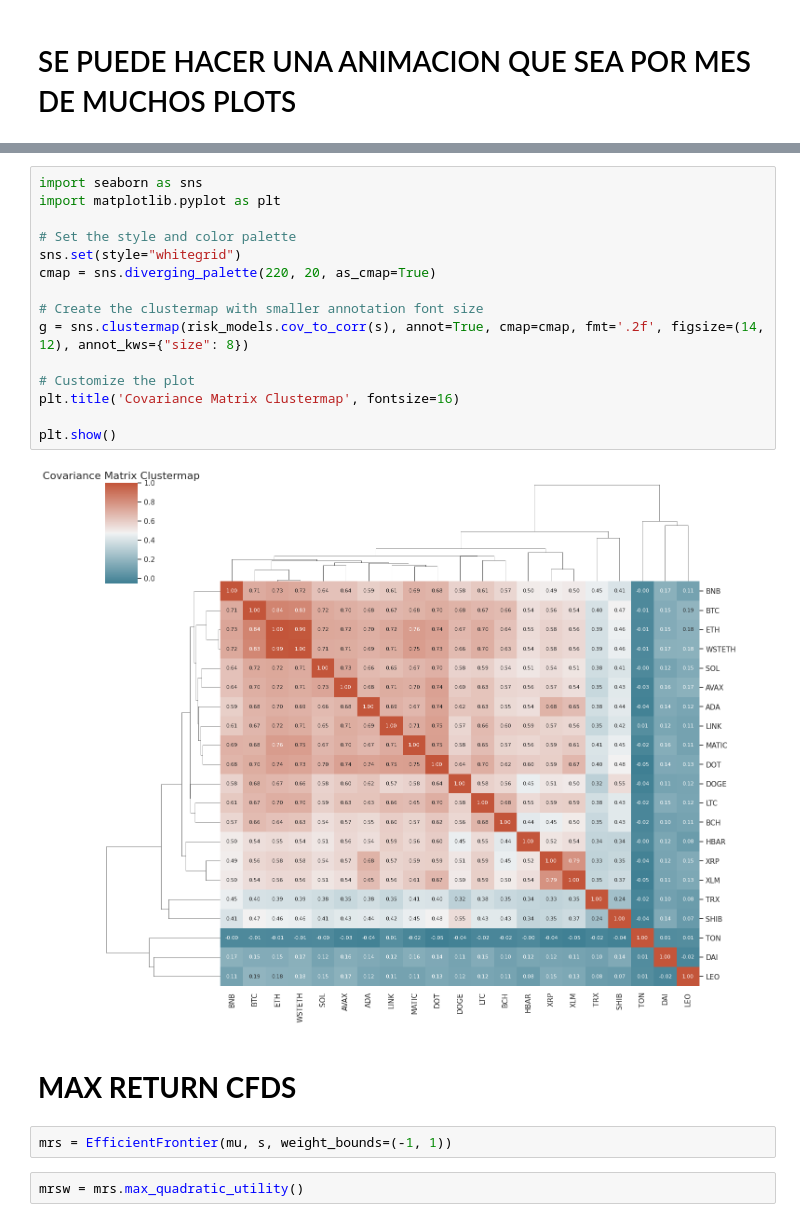
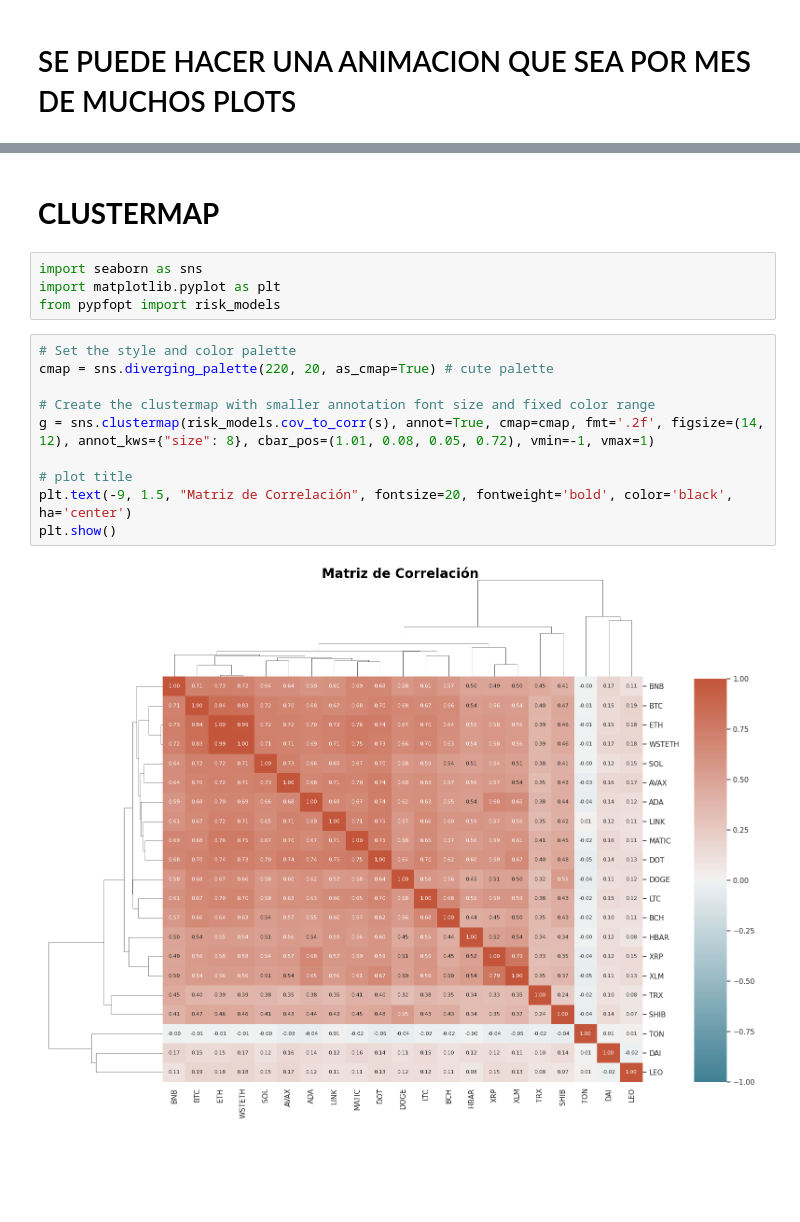
Before and after one commit to heritaco/Proyecto, a Jupyter notebook: Proyecto/Efficient Frontier.ipynb, the cells around one changed output, grey strips where cells are left out. Cells and saved outputs as stored; diff of their text form; blank space fills up the shorter version.

```diff
--- a/Proyecto/Efficient Frontier.ipynb
+++ b/Proyecto/Efficient Frontier.ipynb
@@ -265,23 +210,18 @@ risk_models.risk_matrix(data)
+# %% [markdown]
+# **CLUSTERMAP**
+# %%
+import seaborn as sns
+import matplotlib.pyplot as plt
+from pypfopt import risk_models
 # %%
-import seaborn as sns
-import matplotlib.pyplot as plt
+# Set the style and color palette
+cmap = sns.diverging_palette(220, 20, as_cmap=True) # cute palette
 
-# Set the style and color palette
-sns.set(style="whitegrid")
-cmap = sns.diverging_palette(220, 20, as_cmap=True)
+# Create the clustermap with smaller annotation font size and fixed color range
+g = sns.clustermap(risk_models.cov_to_corr(s), annot=True, cmap=cmap, fmt='.2f', figsize=(14, 12), annot_kws={"size": 8}, cbar_pos=(1.01, 0.08, 0.05, 0.72), vmin=-1, vmax=1)
 
-# Create the clustermap with smaller annotation font size
-g = sns.clustermap(risk_models.cov_to_corr(s), annot=True, cmap=cmap, fmt='.2f', figsize=(14, 12), annot_kws={"size": 8})
-
-# Customize the plot
-plt.title('Covariance Matrix Clustermap', fontsize=16)
-
+# plot title
+plt.text(-9, 1.5, "Matriz de Correlación", fontsize=20, fontweight='bold', color='black', ha='center')
 plt.show()
 # %% [output]
-[figure, old version]
+[figure, new version]
-# %% [markdown]
-# **MAX RETURN CFDS**
-# %%
-mrs = EfficientFrontier(mu, s, weight_bounds=(-1, 1))
-# %%
-mrsw = mrs.max_quadratic_utility()
```
Also changed, not shown: parts of 41 cells of this notebook, 2 other files.
